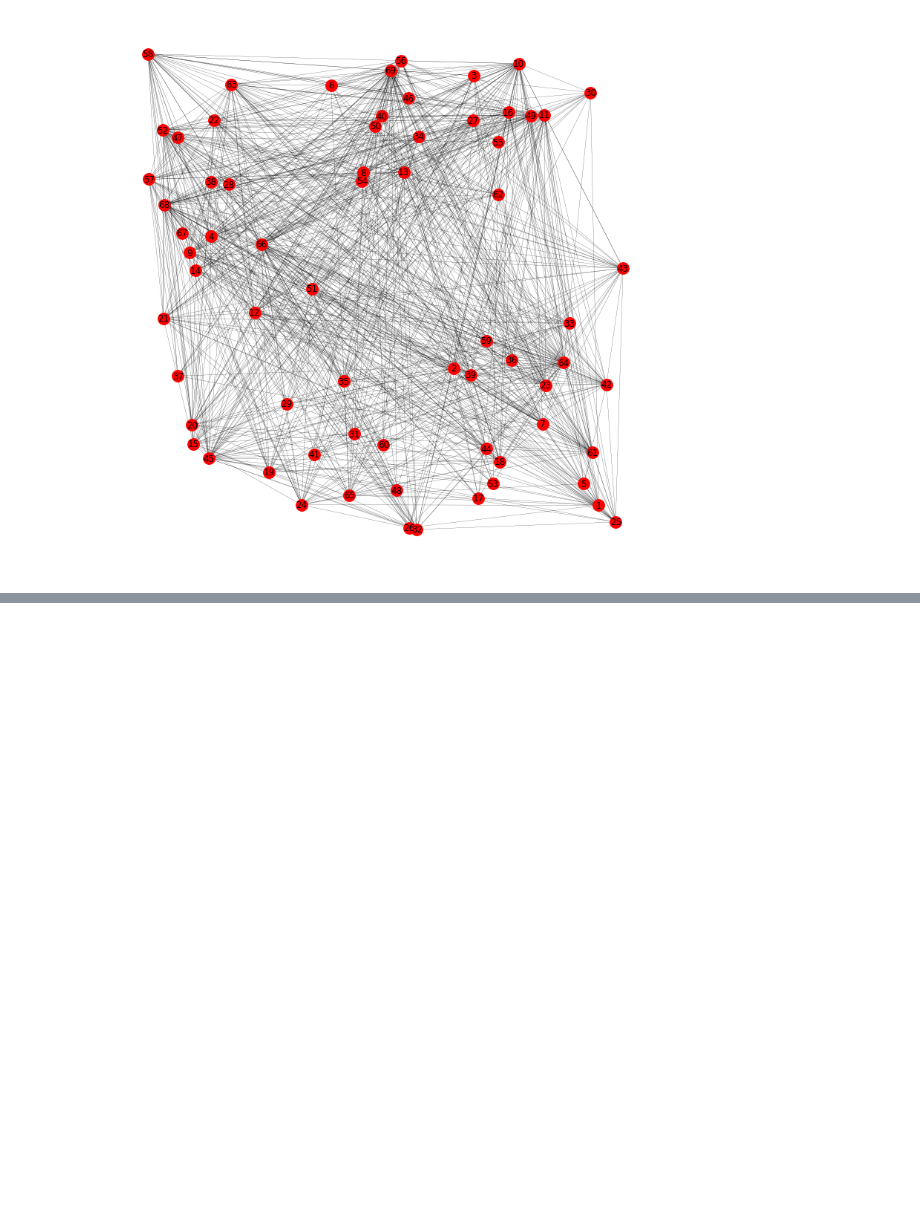
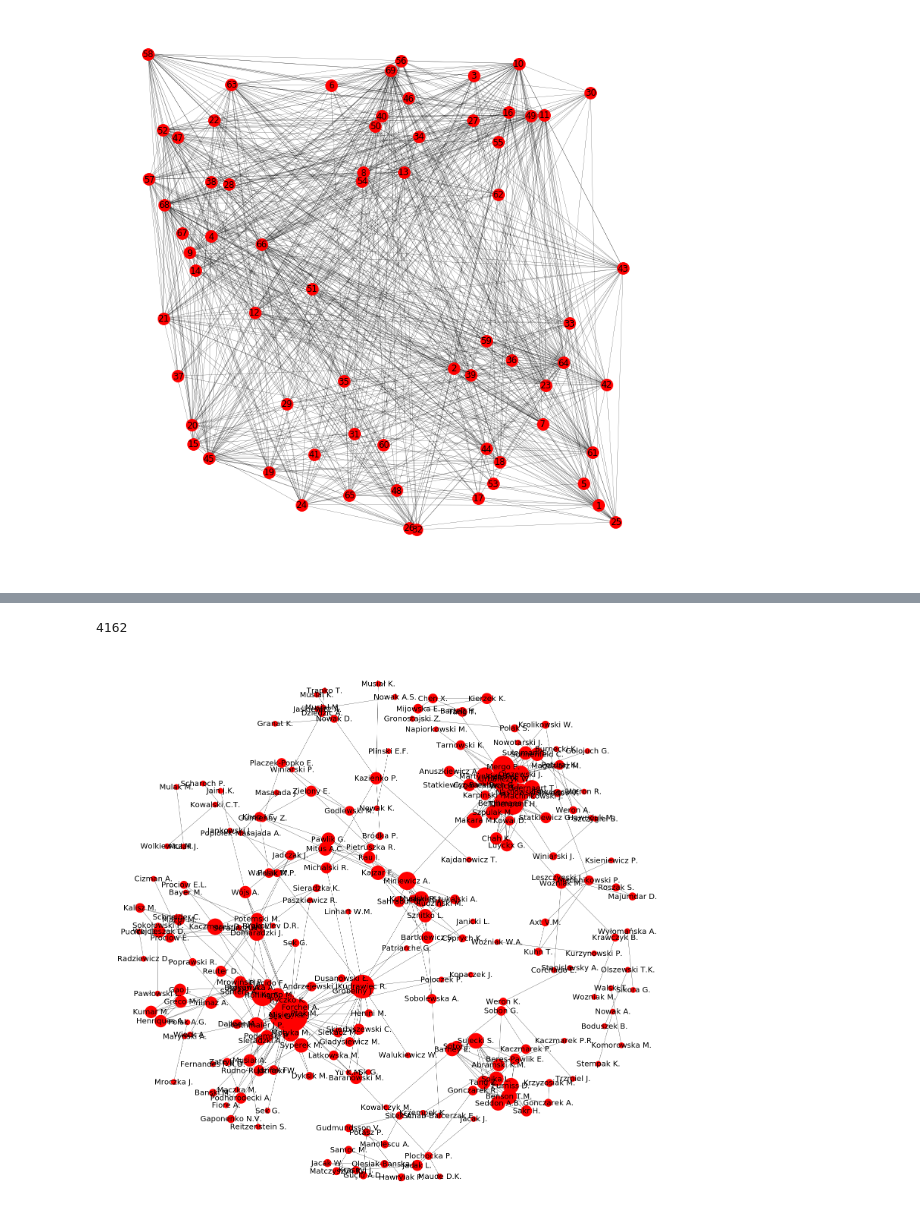
Before and after one commit to zgrzebnickij/semestrII, a Jupyter notebook: complexSystems/problem1/Problem1.ipynb, the cells around one changed output, grey strips where cells are left out. Drawn from its saved outputs; the diff is of its cells as text; code cells hidden in the pictures; blank space fills up the shorter version.

```diff
--- a/complexSystems/problem1/Problem1.ipynb
+++ b/complexSystems/problem1/Problem1.ipynb
@@ -237,0 +258,49 @@ pprint(ordered[:10])
+# %%
+import csv
+pptAuthors = {author.split('.')[-1].strip().lower() for author in authors_map}
+# pprint(pptAuthors)
+with open('scopus.csv', newline='', encoding='utf-8-sig') as csvfile:
+    reader = csv.DictReader(csvfile)
+    same_book = []
+    for row in reader:
+        authorList = ["".join(row['Authors'].split(',')[i:i+2]) for i in range(0, len(row['Authors'].split(',')),2)]
+        if any(author.strip().split(" ")[0].lower() in pptAuthors for author in authorList):
+            same_book.append(authorList)
+print(len(same_book))
+
+edges = []
+nr_of_edges = 0
+for co_author in same_book:
+    for pair in combinations(co_author, 2):
+        author_a = pair[0].strip()
+        author_b = pair[1].strip()
+        nr_of_edges+=1
+        if author_a > author_b:
+            edges.append((author_a, author_b))
+        else:
+            edges.append((author_b, author_a))
+edges_with_weight = []
+cnt = Counter(edges)
+maxWeight = cnt.most_common(1)[0][1]
+for pair, weight in cnt.items():
+    if weight > 10:
+        edges_with_weight.append((pair[0], pair[1]))
+
+G = nx.Graph()
+G.add_edges_from(edges_with_weight)
+plt.figure(1,figsize=(20, 20))
+d = dict(G.degree)
+node_size=[v * 200 for v in d.values()]
+options = {
+    'with_labels': True,
+    'node_color': 'red',
+    'node_size': 400,
+    'width': 0.5,
+    'font_size': 20,
+    'node_size': node_size,
+}
+pos = nx.spring_layout(G,k=0.30,iterations=50)
+nx.draw(G, pos, **options)
+# %% [output]
+4162
+[figure, added]
```
Also changed, not shown: parts of 3 cells of this notebook.
